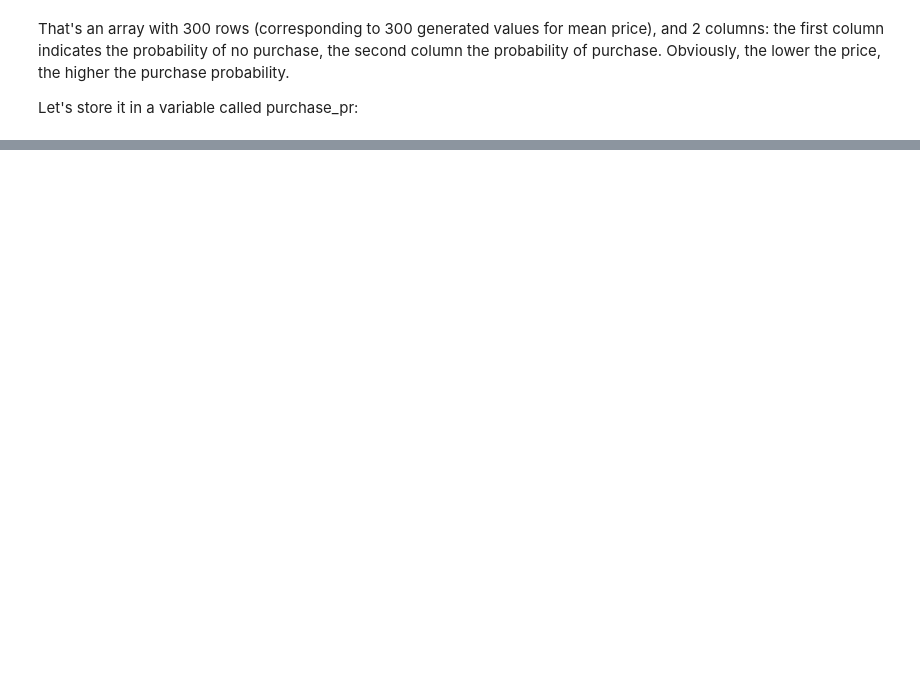
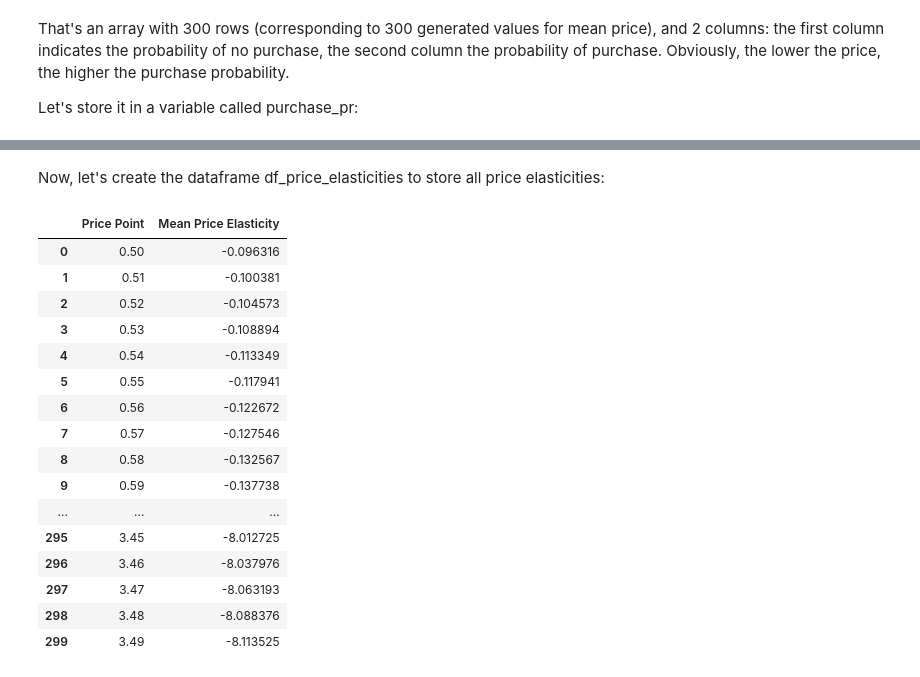
Before and after one commit to mihnguyen/udemy-customer-analytics, a Jupyter notebook: purchase-prediction/notebook_Purchase_Prediction_Pt2_Predictive_Modeling.ipynb, the cells around one changed output, grey strips where cells are left out. Cells and saved outputs as stored; diff of their text form; code cells hidden in the pictures; blank space fills up the shorter version.

```diff
--- a/purchase-prediction/notebook_Purchase_Prediction_Pt2_Predictive_Modeling.ipynb
+++ b/purchase-prediction/notebook_Purchase_Prediction_Pt2_Predictive_Modeling.ipynb
@@ -206,0 +217,30 @@ Now, in order to answer how purchase probability changes with a given change in
+# %%
+price_elasticity = model_purchase.coef_[:, 0] * price_range * (1 - purchase_pr)
+# %% [markdown]
+Now, let's create the dataframe df_price_elasticities to store all price elasticities:
+# %%
+df_price_elasticities = pd.DataFrame(price_range)
+# %%
+df_price_elasticities = df_price_elasticities.rename(columns = {0: "Price Point"})
+df_price_elasticities['Mean Price Elasticity'] = price_elasticity
+
+pd.options.display.max_rows = None # to see all rows
+df_price_elasticities
+# %% [output]
+|  | Price Point | Mean Price Elasticity |
+| 0 | 0.50 | -0.096316 |
+| 1 | 0.51 | -0.100381 |
+| 2 | 0.52 | -0.104573 |
+| 3 | 0.53 | -0.108894 |
+| 4 | 0.54 | -0.113349 |
+| 5 | 0.55 | -0.117941 |
+| 6 | 0.56 | -0.122672 |
+| 7 | 0.57 | -0.127546 |
+| 8 | 0.58 | -0.132567 |
+| 9 | 0.59 | -0.137738 |
+| ... | ... | ... |
+| 295 | 3.45 | -8.012725 |
+| 296 | 3.46 | -8.037976 |
+| 297 | 3.47 | -8.063193 |
+| 298 | 3.48 | -8.088376 |
+| 299 | 3.49 | -8.113525 |
```
Also changed, not shown: parts of 5 cells of this notebook.
